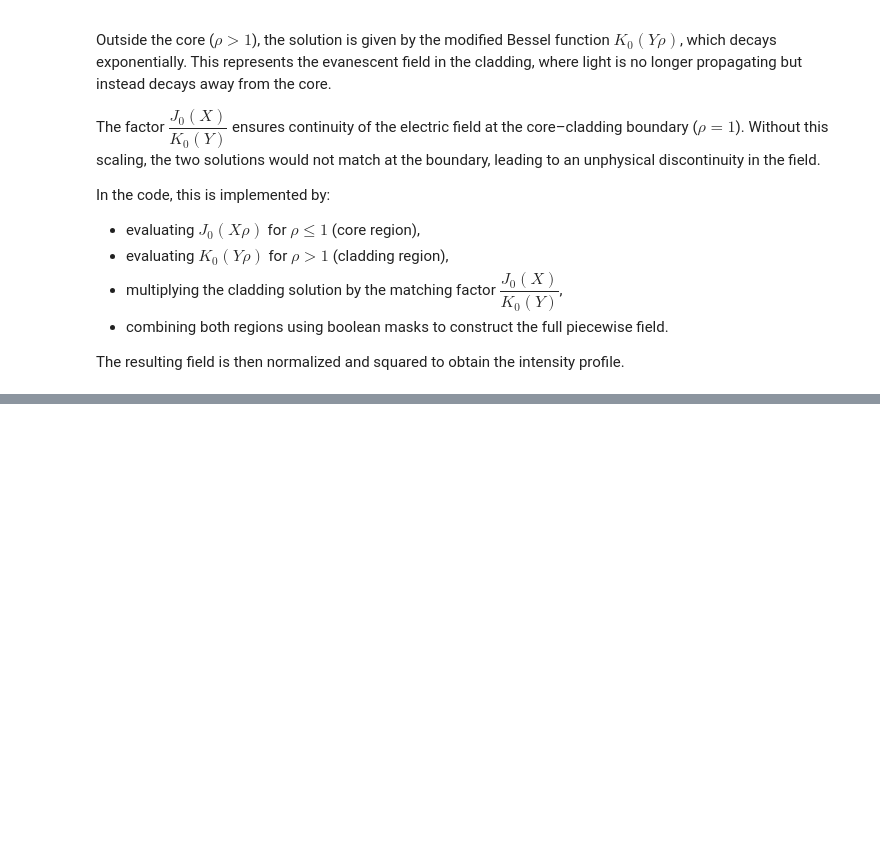
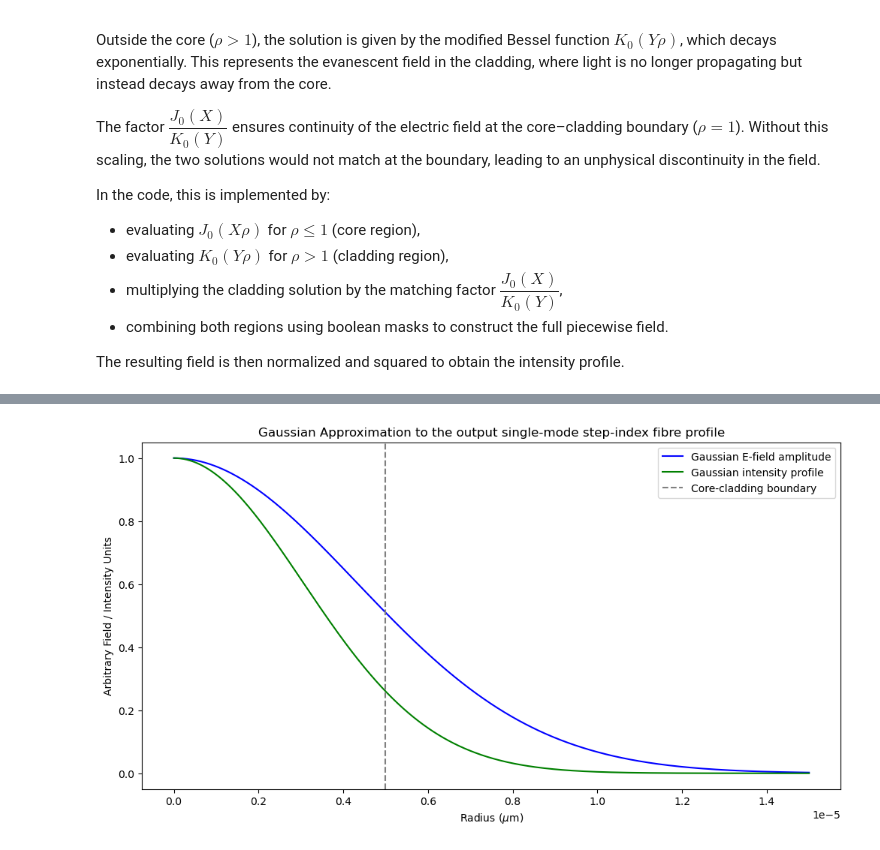
Before and after one commit to TongyueLiu/OH-Suppression-MRes-Project, a Jupyter notebook: Calculating Electric Field Properties.ipynb, the cells around one changed output, grey strips where cells are left out. Cells and saved outputs as stored; diff of their text form; code cells hidden in the pictures; blank space fills up the shorter version.

```diff
--- a/Calculating Electric Field Properties.ipynb
+++ b/Calculating Electric Field Properties.ipynb
@@ -246,0 +346,25 @@ Text(0.5, 1.0, 'Single mode step-index fibre profile')
+# %%
+# The beam waist (w) is a measure of the width of the beam at its narrowest point, where the electric field amplitude drops to 1/e of its maximum value.
+# For our single mode fibre with 1.2<V<2.405, the beam waist can be approximated as w = a * (0.65 + 1.619 / V**(3/2) + 2.879 / V**6), where a is the core
+# radius and V is the normalised frequency of the fibre.
+
+w = a * (0.65 + 1.619 / V**1.5 + 2.879 / V**6)
+
+#Output electric field approximation for Gaussian beam
+E_smf = np.exp(-(rho * a / w)**2)
+
+# Output intensity profile for Gaussian beam
+I_smf = np.abs(E_smf)**2
+# %%
+plt.figure(figsize=(12, 6))
+plt.plot(rho * a, E_smf, label='Gaussian E-field amplitude', color='blue')
+plt.plot(rho * a, I_smf, label='Gaussian intensity profile', color='green')
+plt.axvline(a, color='gray', linestyle='--', label='Core-cladding boundary')
+plt.title('Gaussian Approximation to the output single-mode step-index fibre profile')
+plt.xlabel(r'Radius ($\mu$m)')
+plt.ylabel('Arbitrary Field / Intensity Units')
+plt.legend()
+# plt.grid(True)
+plt.show()
+# %% [output]
+[figure, added]
```
Also changed, not shown: parts of 9 cells of this notebook.
